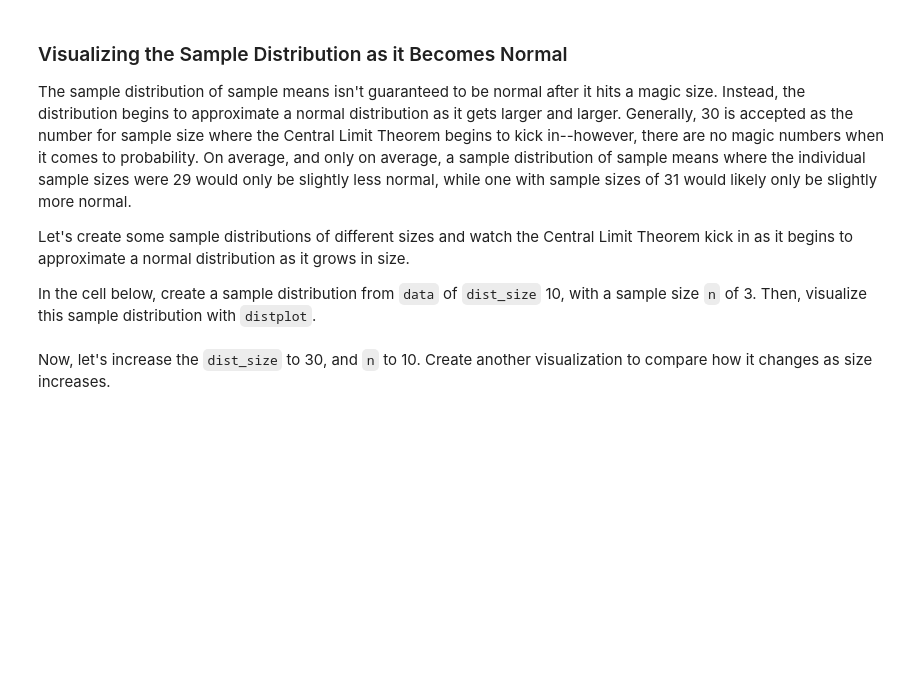
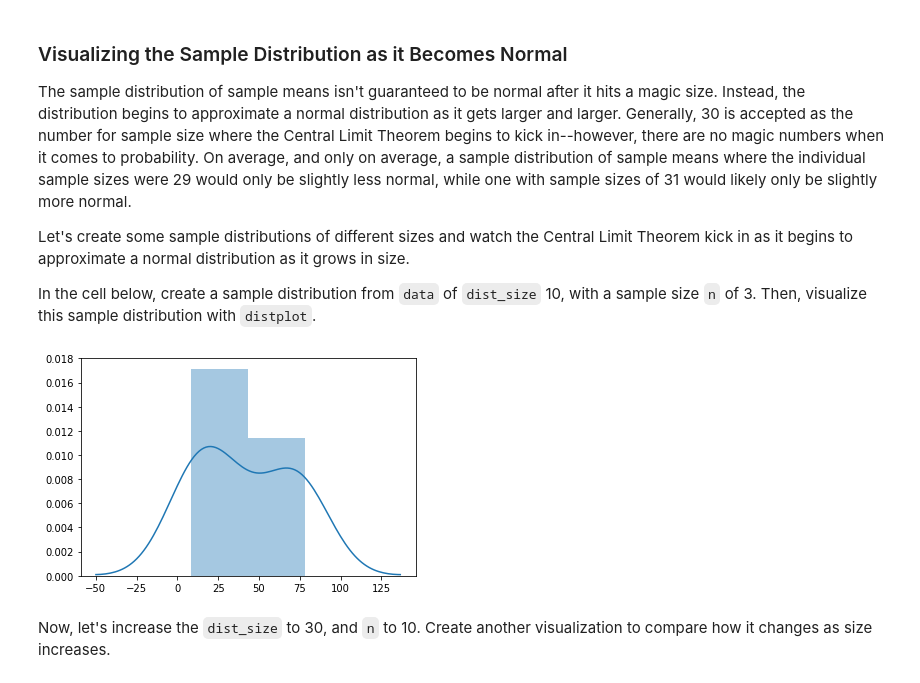
Before and after one commit to learn-co-curriculum/dsc-central-limit-theorem-lab, a Jupyter notebook: index.ipynb, the cells around one changed output. Drawn from its saved outputs; the diff is of its cells as text; code cells hidden in the pictures; blank space fills up the shorter version.

```diff
--- a/index.ipynb
+++ b/index.ipynb
@@ -46,7 +59,12 @@ In order to create a Sample Distribution of Sample Means, we need to first write
 In the cell below, write a function that takes in an array of numbers `data` and a sample size `n` and returns an array that is a random sample of `data`, of size `n`.
 # %%
 def get_sample(data, n):
-    pass
+    sample = []
+    while len(sample) != n:
+        x = np.random.choice(data)
+        sample.append(x)
+
+    return sample
 
 test_sample = get_sample(data, 30)
 print(test_sample[:5]) # [56, 12, 73, 24, 8] (This will change if you run it mutliple times)
@@ -56,7 +76,7 @@ print(test_sample[:5]) # [56, 12, 73, 24, 8] (This will change if you run it mut
 Next, we'll write another helper function that takes in a sample and returns the mean of that sample.
 # %%
 def get_sample_mean(sample):
-    pass
+    return sum(sample) / len(sample)
 
 test_sample2 = get_sample(data, 30)
 test_sample2_mean = get_sample_mean(test_sample2)
@@ -69,7 +91,13 @@ Now that we have helper functions to help us sample with replacement and calcula
 In the cell below, write a function that takes in 3 arguments: the dataset, the size of the distribution to create, and the size of each individual sample.  The function should return a sample distribution of sample means of the given size.
 # %%
 def create_sample_distribution(data, dist_size=100, n=30):
-    pass
+    sample_dist = []
+    while len(sample_dist) != dist_size:
+        sample = get_sample(data, n)
+        sample_mean = get_sample_mean(sample)
+        sample_dist.append(sample_mean)
+
+    return sample_dist
 
 test_sample_dist = create_sample_distribution(data)
 print(test_sample_dist[:5]) # [54.53333333333333, 60.666666666666664, 37.3, 39.266666666666666, 35.9]
@@ -81,5 +111,11 @@ The sample distribution of sample means isn't guaranteed to be normal after it h
 Let's create some sample distributions of different sizes and watch the Central Limit Theorem kick in as it begins to approximate a normal distribution as it grows in size.
 
 In the cell below, create a sample distribution from `data` of `dist_size` 10, with a sample size `n` of 3. Then, visualize this sample distribution with `distplot`.
+# %%
+# Visualize sample distribution with n=3, 10, 30, across across mutliple iterations
+sample_dist_10 = create_sample_distribution(data, 10, 3)
+sns.distplot(sample_dist_10);
+# %% [output]
+[figure, added]
 # %% [markdown]
 Now, let's increase the `dist_size` to 30, and `n` to 10.  Create another visualization to compare how it changes as size increases.
```
Also changed, not shown: parts of 8 cells of this notebook, 6 other files.
